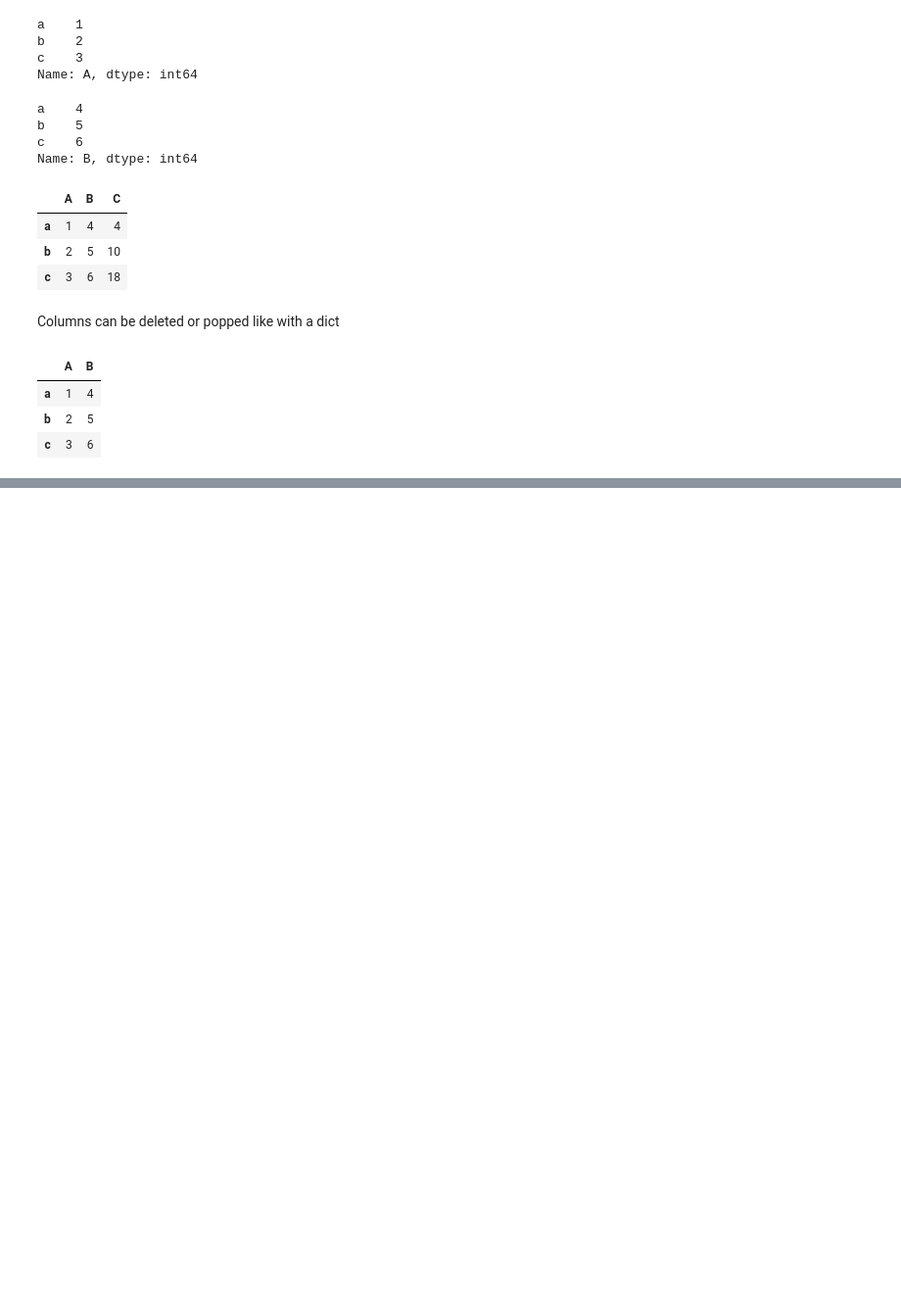
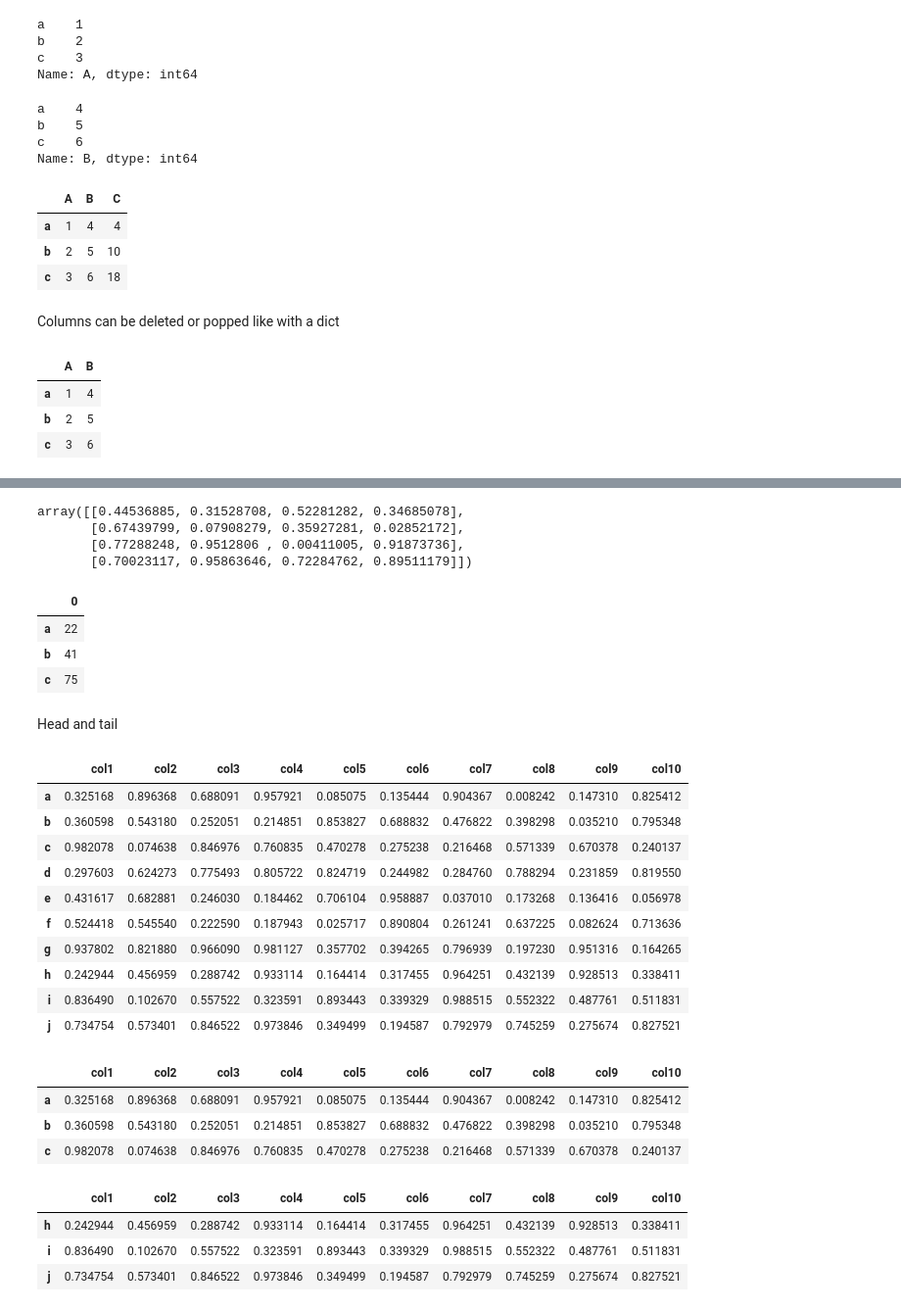
Before and after one commit to R123gh/Data-cleaning-project-, a Jupyter notebook: 2_pandas_Data_frame.ipynb, the cells around one changed output, grey strips where cells are left out. Shown at 98% size. Cells and saved outputs as stored; diff of their text form; code cells hidden in the pictures; blank space fills up the shorter version.

```diff
--- a/2_pandas_Data_frame.ipynb
+++ b/2_pandas_Data_frame.ipynb
@@ -170,0 +230,8 @@ dataframe
+# %%
+
+np.asarray(data1)
+# %% [output]
+array([[0.44536885, 0.31528708, 0.52281282, 0.34685078],
+       [0.67439799, 0.07908279, 0.35927281, 0.02852172],
+       [0.77288248, 0.9512806 , 0.00411005, 0.91873736],
+       [0.70023117, 0.95863646, 0.72284762, 0.89511179]])
@@ -170,0 +240,39 @@ dataframe
+# %%
+pd.DataFrame(s)
+# %% [output]
+|  | 0 |
+| a | 22 |
+| b | 41 |
+| c | 75 |
+# %% [markdown]
+Head and tail
+# %%
+data3 = pd.DataFrame(np.random.rand(10,10) , index = ['a','b','c','d','e','f','g','h','i','j'], columns = ['col1','col2','col3','col4','col5','col6','col7','col8','col9','col10'])
+# %%
+data3
+# %% [output]
+|  | col1 | col2 | col3 | col4 | col5 | col6 | col7 | col8 | col9 | col10 |
+| a | 0.325168 | 0.896368 | 0.688091 | 0.957921 | 0.085075 | 0.135444 | 0.904367 | 0.008242 | 0.147310 | 0.825412 |
+| b | 0.360598 | 0.543180 | 0.252051 | 0.214851 | 0.853827 | 0.688832 | 0.476822 | 0.398298 | 0.035210 | 0.795348 |
+| c | 0.982078 | 0.074638 | 0.846976 | 0.760835 | 0.470278 | 0.275238 | 0.216468 | 0.571339 | 0.670378 | 0.240137 |
+| d | 0.297603 | 0.624273 | 0.775493 | 0.805722 | 0.824719 | 0.244982 | 0.284760 | 0.788294 | 0.231859 | 0.819550 |
+| e | 0.431617 | 0.682881 | 0.246030 | 0.184462 | 0.706104 | 0.958887 | 0.037010 | 0.173268 | 0.136416 | 0.056978 |
+| f | 0.524418 | 0.545540 | 0.222590 | 0.187943 | 0.025717 | 0.890804 | 0.261241 | 0.637225 | 0.082624 | 0.713636 |
+| g | 0.937802 | 0.821880 | 0.966090 | 0.981127 | 0.357702 | 0.394265 | 0.796939 | 0.197230 | 0.951316 | 0.164265 |
+| h | 0.242944 | 0.456959 | 0.288742 | 0.933114 | 0.164414 | 0.317455 | 0.964251 | 0.432139 | 0.928513 | 0.338411 |
+| i | 0.836490 | 0.102670 | 0.557522 | 0.323591 | 0.893443 | 0.339329 | 0.988515 | 0.552322 | 0.487761 | 0.511831 |
+| j | 0.734754 | 0.573401 | 0.846522 | 0.973846 | 0.349499 | 0.194587 | 0.792979 | 0.745259 | 0.275674 | 0.827521 |
+# %%
+data3.head(3)
+# %% [output]
+|  | col1 | col2 | col3 | col4 | col5 | col6 | col7 | col8 | col9 | col10 |
+| a | 0.325168 | 0.896368 | 0.688091 | 0.957921 | 0.085075 | 0.135444 | 0.904367 | 0.008242 | 0.147310 | 0.825412 |
+| b | 0.360598 | 0.543180 | 0.252051 | 0.214851 | 0.853827 | 0.688832 | 0.476822 | 0.398298 | 0.035210 | 0.795348 |
+| c | 0.982078 | 0.074638 | 0.846976 | 0.760835 | 0.470278 | 0.275238 | 0.216468 | 0.571339 | 0.670378 | 0.240137 |
+# %%
+data3.tail(3)
+# %% [output]
+|  | col1 | col2 | col3 | col4 | col5 | col6 | col7 | col8 | col9 | col10 |
+| h | 0.242944 | 0.456959 | 0.288742 | 0.933114 | 0.164414 | 0.317455 | 0.964251 | 0.432139 | 0.928513 | 0.338411 |
+| i | 0.836490 | 0.102670 | 0.557522 | 0.323591 | 0.893443 | 0.339329 | 0.988515 | 0.552322 | 0.487761 | 0.511831 |
+| j | 0.734754 | 0.573401 | 0.846522 | 0.973846 | 0.349499 | 0.194587 | 0.792979 | 0.745259 | 0.275674 | 0.827521 |
```
Also changed, not shown: parts of 13 cells of this notebook.
